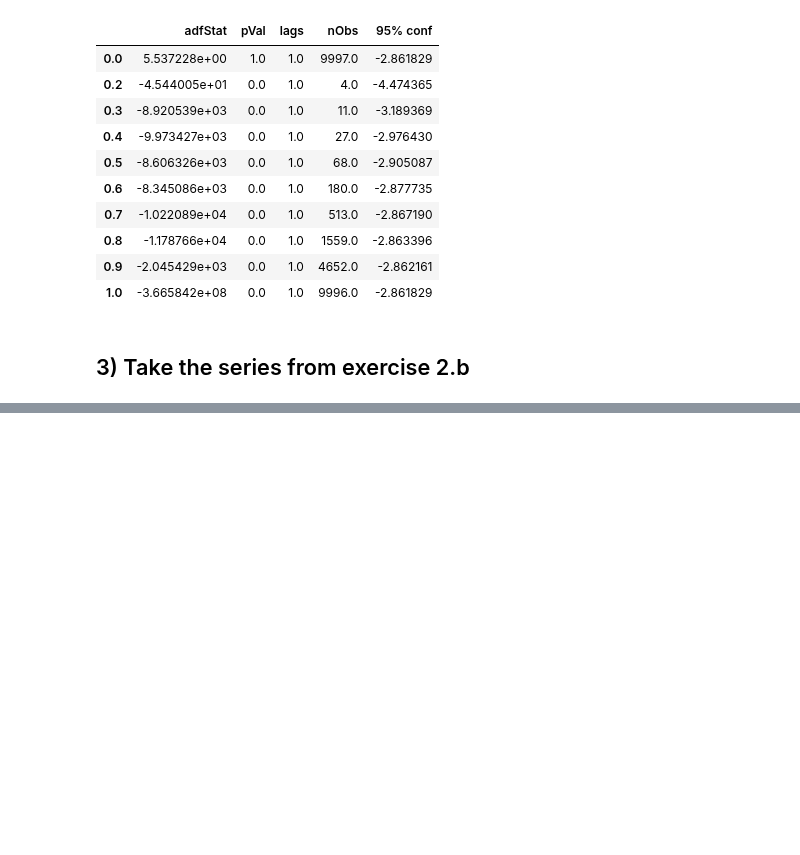
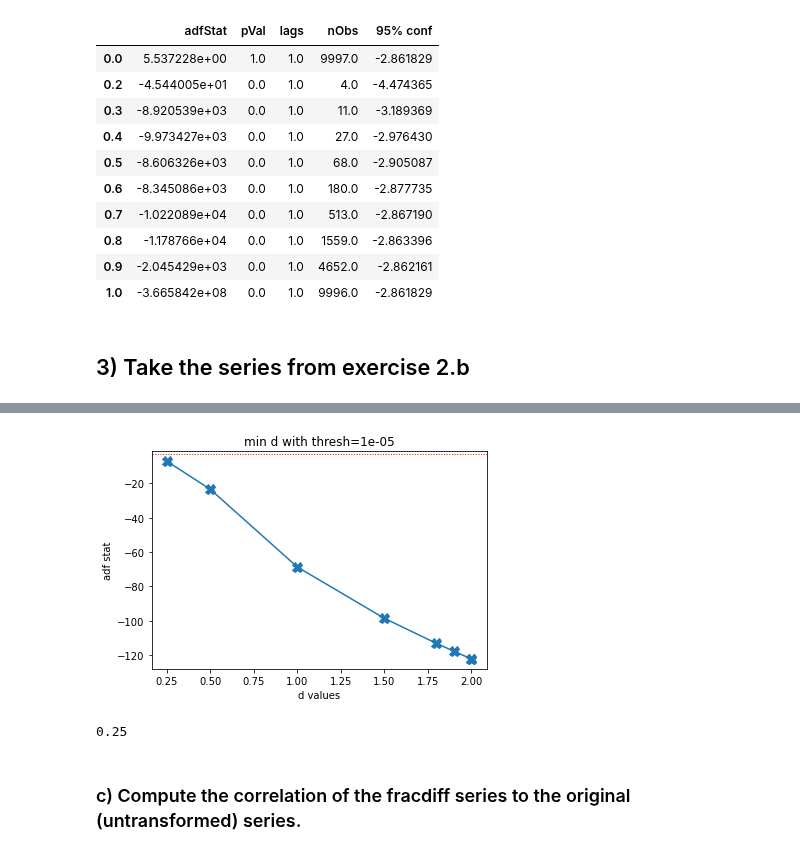
Before and after one commit to sunnymnie/bitcoin-printer, a Jupyter notebook: 5-fractionally-differentiated-features/chapter-5.ipynb, the cells around one changed output, grey strips where cells are left out. Drawn from its saved outputs; the diff is of its cells as text; code cells hidden in the pictures; blank space fills up the shorter version.

```diff
--- a/5-fractionally-differentiated-features/chapter-5.ipynb
+++ b/5-fractionally-differentiated-features/chapter-5.ipynb
@@ -368,0 +522,21 @@ out
+# %%
+def get_optimal_ffd(ds, x, t=1e-5):
+
+    cols = ['adfStat','pVal','lags','nObs','95% conf']#,'corr']
+    out = pd.DataFrame(columns=cols)
+
+    for d in ds:
+        print(f"doing {d} in {ds}")
+        try:
+            #dfx = fracDiff(x.to_frame(),d,thres=1e-5)
+            dfx = fracDiff_FFD(x.to_frame(),d,thres=t)
+            dfx = adfuller(dfx['close'], maxlag=1,regression='c',autolag=None)
+            out.loc[d]=list(dfx[:4])+[dfx[4]['5%']]
+        except Exception as e:
+            print(f'{d} error: {e}')
+            break
+    return out
+# %%
+ds = [0.25,0.5,1,1.5,1.8,1.9,1.999,2]
+thres = 1e-5
+out = get_optimal_ffd(ds, df.close[-10000:], thres) # takes 15 minutes to run on ~44k points
@@ -368,0 +588,16 @@ out
+# %%
+fig,ax=plt.subplots()
+out['adfStat'].plot(ax=ax, marker="X", markersize=10)
+ax.axhline(out['95% conf'].mean(),lw=1,color='r',ls='dotted')
+ax.set_title(f'min d with thresh={thres}')
+ax.set_xlabel('d values')
+ax.set_ylabel('adf stat');
+# %% [output]
+[figure, added]
+# %%
+min_ffd = out[out.pVal < 0.05].iloc[0].name
+min_ffd
+# %% [output]
+0.25
+# %% [markdown]
+### c) Compute the correlation of the fracdiff series to the original (untransformed) series.
```
Also changed, not shown: parts of 29 cells of this notebook, 4 other files.
